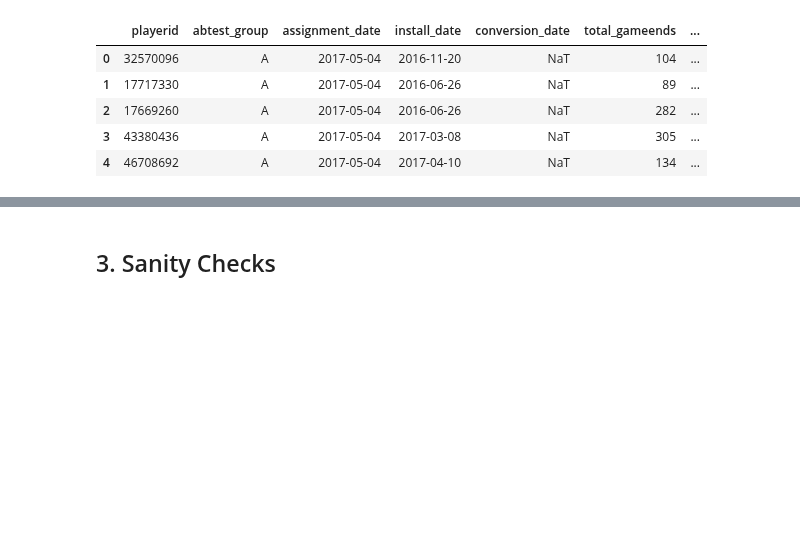
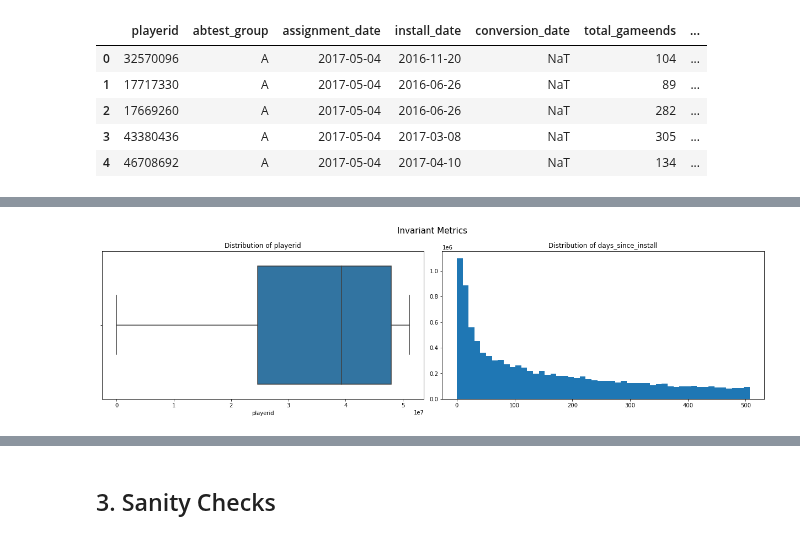
Before and after one commit to rmarinplana/personalProjects, a Jupyter notebook: EDA/gaming_analysis.ipynb, the cells around one changed output, grey strips where cells are left out. Cells and saved outputs as stored; diff of their text form; code cells hidden in the pictures; blank space fills up the shorter version.

```diff
--- a/EDA/gaming_analysis.ipynb
+++ b/EDA/gaming_analysis.ipynb
@@ -132,12 +105,7 @@ query = ('''
     ON ass.playerid=ac.playerid
     )
 
-    SELECT * EXCEPT(abtest_group),
-    CASE abtest_group
-      WHEN "A" THEN "control"
-      ELSE "test"
-      END
-      AS abtest_group
+    SELECT *
     FROM joinTables
     ''')
 
@@ -222,0 +184,12 @@ df.head() # contains aggregated gameround and purchase data for the whole experi
+# %%
+fig, ax = plt.subplots(1, 2, figsize=(17, 5))
+sns.boxplot(df.playerid, ax=ax[0])
+ax[1].hist(df.days_since_installed, bins=50)
+
+fig.suptitle("Invariant Metrics", fontsize=15)
+ax[0].set_title("Distribution of playerid", fontsize = 12)
+ax[1].set_title("Distribution of days_since_install", fontsize = 12)
+plt.tight_layout(pad = 1)
+plt.show()
+# %% [output]
+[figure, added]
```
Also changed, not shown: parts of 37 cells of this notebook.
